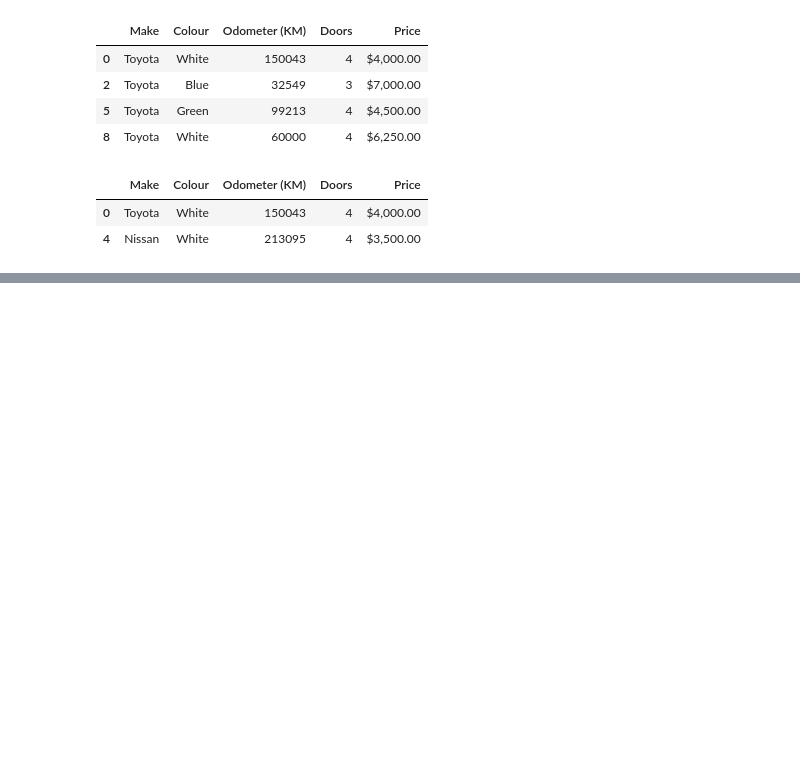
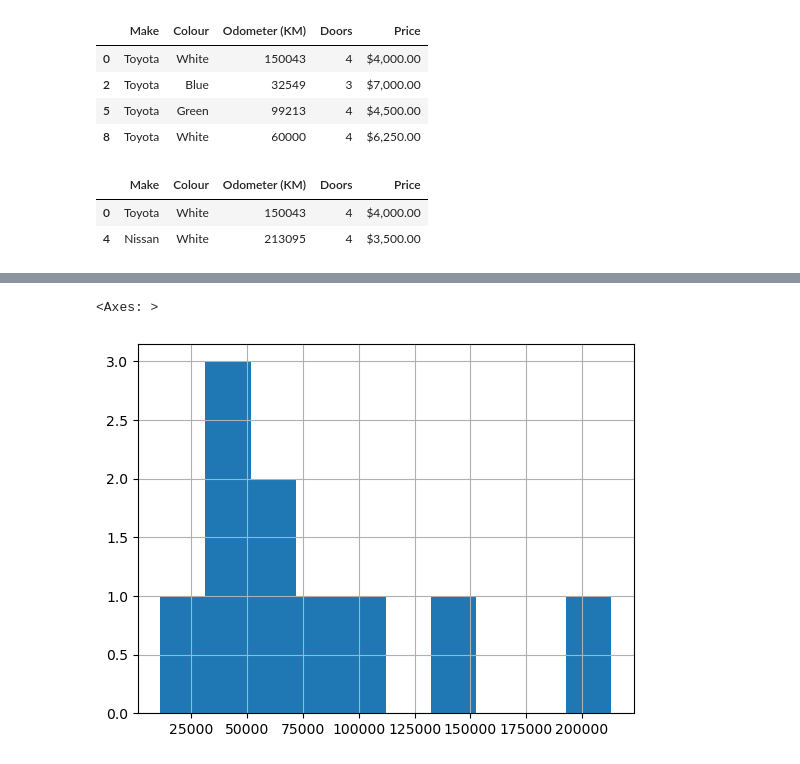
Before and after one commit to Saumyakhushlani/Introduction-to-Pandas-Numpy-Scikitlearn, a Jupyter notebook: introduction-to-pandas.ipynb, the cells around one changed output, grey strips where cells are left out. Drawn from its saved outputs; the diff is of its cells as text; code cells hidden in the pictures; blank space fills up the shorter version.

```diff
--- a/introduction-to-pandas.ipynb
+++ b/introduction-to-pandas.ipynb
@@ -311,0 +338,5 @@ car_sales[car_sales["Odometer (KM)"] > 100000]
+# %%
+car_sales["Odometer (KM)"].hist()
+# %% [output]
+<Axes: >
+[figure, added]
```
Also changed, not shown: parts of 5 cells of this notebook, 1 other file.
